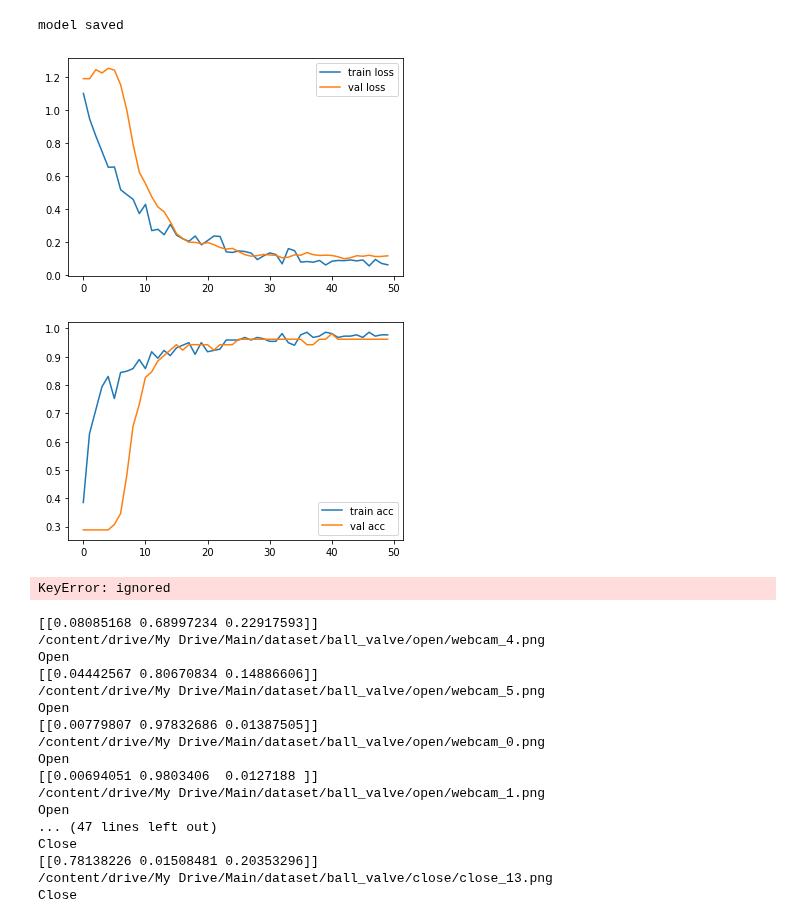
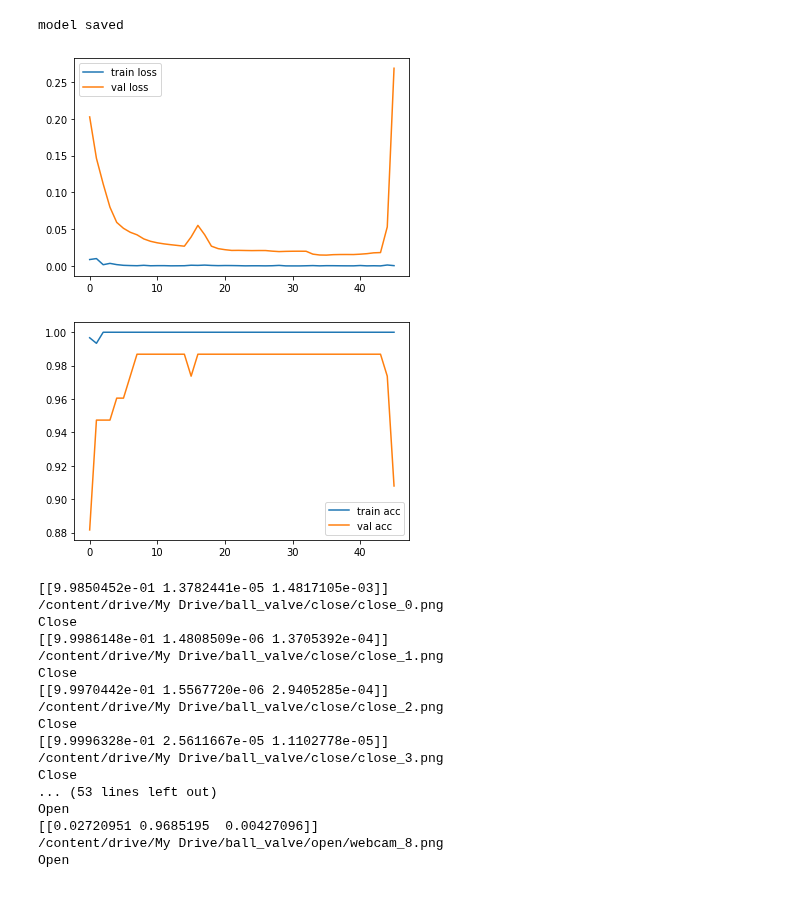
Before and after one commit to ashish-y/google-colab-transfer-learning, a Jupyter notebook: mobilenet_v2.ipynb, the cells around one changed output. Saved outputs shown, nothing was run; the diff lists cells and outputs as text; code cells hidden in the pictures.

```diff
--- a/mobilenet_v2.ipynb
+++ b/mobilenet_v2.ipynb
@@ -94,11 +97,11 @@ Model.compile(loss='categorical_crossentropy', optimizer=optim, metrics=['accura
 # %%
 from tensorflow.keras.preprocessing.image import ImageDataGenerator
 
-train_path = '/content/drive/My Drive/Main/dataset/train'
-valid_path = '/content/drive/My Drive/Main/dataset/validation'
-test_path = '/content/drive/My Drive/Main/dataset/test'
+train_path = '/content/drive/My Drive/dataset/train'
+valid_path = '/content/drive/My Drive/dataset/validation'
+#test_path = '/content/drive/My Drive/Main/dataset/test'
 train_datagen = ImageDataGenerator(rescale = 1./255,
-                                   shear_range = 0.2,
+                                   shear_range = 0.1,
                                    zoom_range = 0.2,
                                    horizontal_flip = True,vertical_flip=True)
 
@@ -106,12 +109,12 @@ test_datagen = ImageDataGenerator(rescale = 1./255)
 
 training_set = train_datagen.flow_from_directory(train_path,
                                                  target_size = (input_size, input_size),
-                                                 batch_size = 4,
+                                                 batch_size = 20,
                                                  class_mode = 'categorical')
 print(training_set.class_indices)
 test_set = test_datagen.flow_from_directory(valid_path,
                                             target_size = (input_size, input_size),
-                                            batch_size = 4,
+                                            batch_size = 20,
                                             class_mode = 'categorical')
 print(test_set.class_indices)
 # %% [output]
@@ -162,29 +165,21 @@ model saved
 # %%
 # loss
 import matplotlib.pyplot as plt
 plt.plot(history.history['loss'], label='train loss')
 plt.plot(history.history['val_loss'], label='val loss')
 plt.legend()
 plt.show()
 # plt.savefig('LossVal_loss')
 
 # accuracies
 plt.plot(history.history['accuracy'], label='train acc')
 plt.plot(history.history['val_accuracy'], label='val acc')
 plt.legend()
 plt.show()
 # plt.savefig('AccVal_acc')
-
-# F1 score
-plt.plot(history.history['F1_score'], label='train F1')
-plt.plot(history.history['val_F1_score'], label='val F1')
-plt.legend()
-plt.show()
-# plt.savefig('F1Val_F1')
 # %% [output]
-[figure, old version]
+[figure, new version]
-[figure, old version]
+[figure, new version]
-KeyError: ignored
 # %%
 from tensorflow.keras.models import load_model
 from tensorflow.keras.preprocessing import image
@@ -196,7 +191,7 @@ class_name = {'1':'Close', '2': 'Open', '3': 'Unknown'}
 #prediction
 import numpy as np
 import glob
-paths = glob.glob('/content/drive/My Drive/Main/dataset/ball_valve/*/*.*')
+paths = glob.glob('/content/drive/My Drive/ball_valve/*/*.*')
 # print(paths)
 import cv2
 # img_pred = image.load_img(path, target_size=(150, 150))
@@ -213,23 +208,23 @@ for path in paths:
     print(path)
     print(class_name[str(np.argmax(rslt)+1)])
 # %% [output]
-[[0.08085168 0.68997234 0.22917593]]
-/content/drive/My Drive/Main/dataset/ball_valve/open/webcam_4.png
+[[9.9850452e-01 1.3782441e-05 1.4817105e-03]]
+/content/drive/My Drive/ball_valve/close/close_0.png
+Close
+[[9.9986148e-01 1.4808509e-06 1.3705392e-04]]
+/content/drive/My Drive/ball_valve/close/close_1.png
+Close
+[[9.9970442e-01 1.5567720e-06 2.9405285e-04]]
+/content/drive/My Drive/ball_valve/close/close_2.png
+Close
+[[9.9996328e-01 2.5611667e-05 1.1102778e-05]]
+/content/drive/My Drive/ball_valve/close/close_3.png
+Close
+... (53 lines left out)
 Open
-[[0.04442567 0.80670834 0.14886606]]
-/content/drive/My Drive/Main/dataset/ball_valve/open/webcam_5.png
+[[0.02720951 0.9685195  0.00427096]]
+/content/drive/My Drive/ball_valve/open/webcam_8.png
 Open
-[[0.00779807 0.97832686 0.01387505]]
-/content/drive/My Drive/Main/dataset/ball_valve/open/webcam_0.png
-Open
-[[0.00694051 0.9803406  0.0127188 ]]
-/content/drive/My Drive/Main/dataset/ball_valve/open/webcam_1.png
-Open
-... (47 lines left out)
-Close
-[[0.78138226 0.01508481 0.20353296]]
-/content/drive/My Drive/Main/dataset/ball_valve/close/close_13.png
-Close
 # %%
 from IPython.display import display, Javascript
 from google.colab.output import eval_js
```
Also changed, not shown: parts of 6 cells of this notebook.
